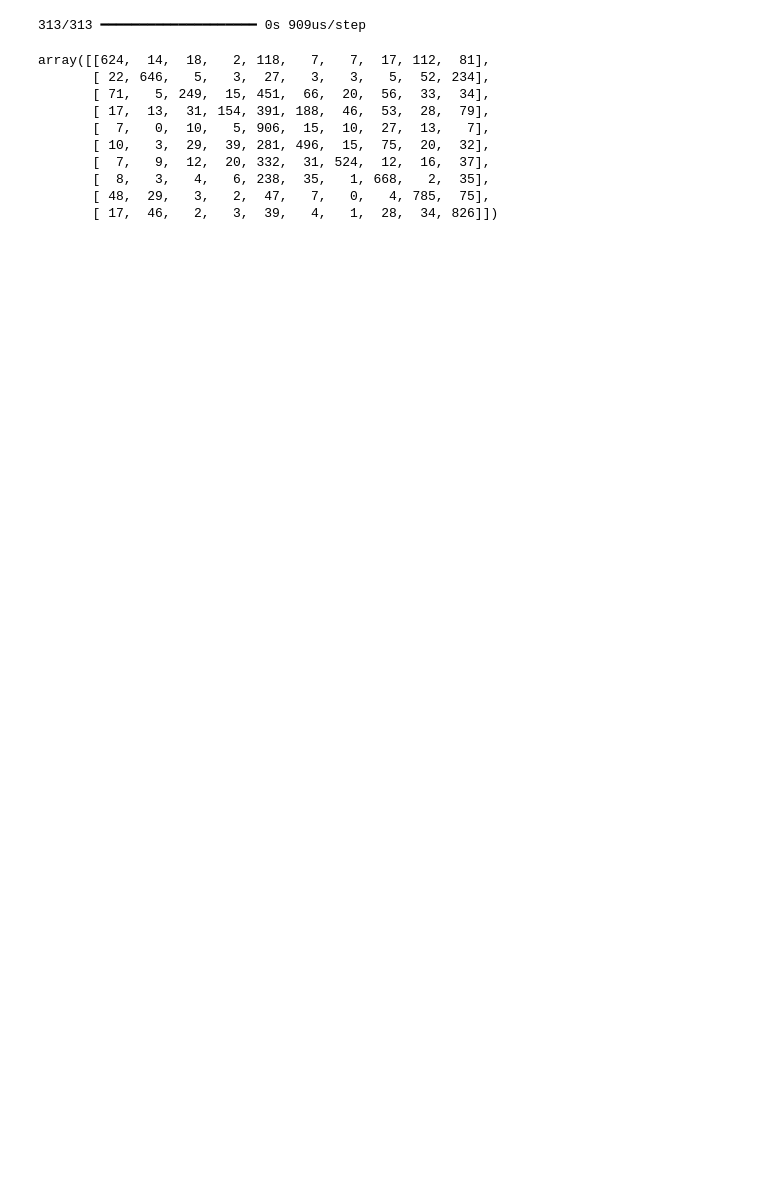
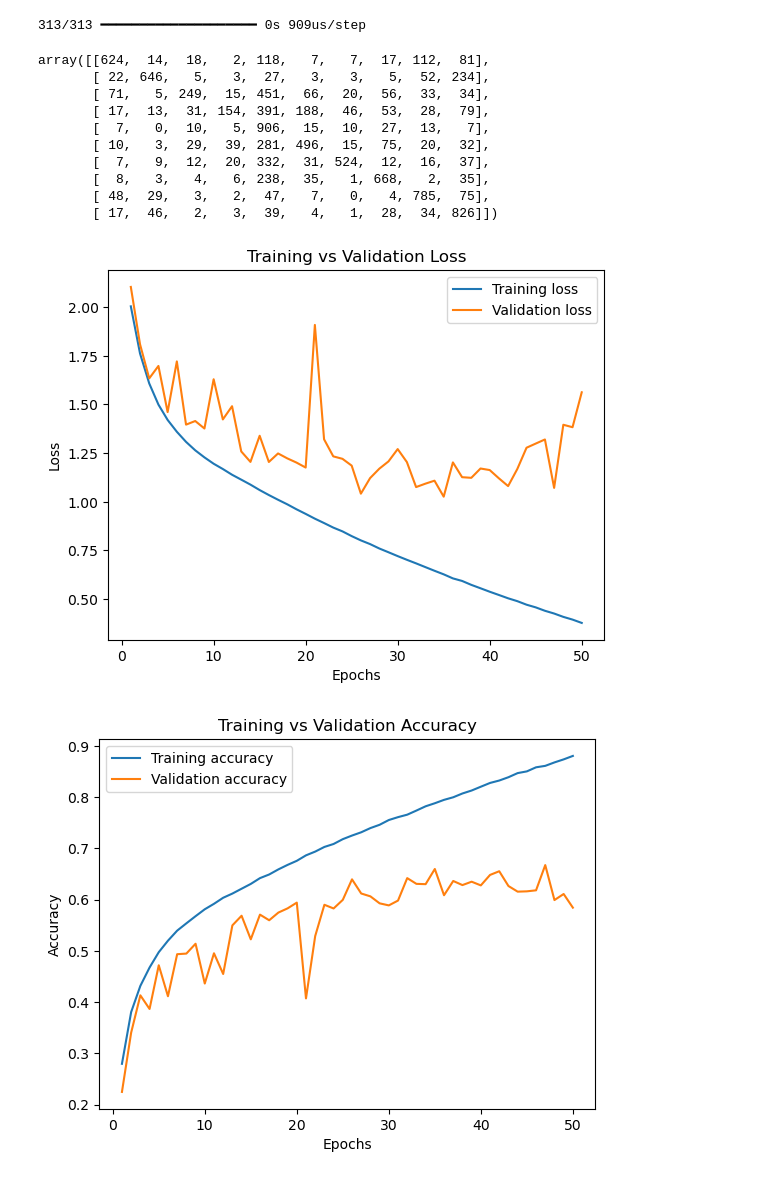
Before and after one commit to marcosfsousa/project-ironhack-image-learning-classification-cnn, a Jupyter notebook: main.ipynb, the cells around one changed output. Drawn from its saved outputs; the diff is of its cells as text; code cells hidden in the pictures; blank space fills up the shorter version.

```diff
--- a/main.ipynb
+++ b/main.ipynb
@@ -73,3 +78,35 @@ array([[624,  14,  18,   2, 118,   7,   7,  17, 112,  81],
        [  8,   3,   4,   6, 238,  35,   1, 668,   2,  35],
        [ 48,  29,   3,   2,  47,   7,   0,   4, 785,  75],
        [ 17,  46,   2,   3,  39,   4,   1,  28,  34, 826]])
+# %%
+# Plot Training Data
+val_loss = history.history['val_loss']
+loss = history.history['loss']
+
+# Cleaner and more explicit than hardcoding a range - becomes useful when EarlyStopping comes into play
+epoch_axis = range(1, len(history.history["loss"]) + 1)
+
+plt.figure()
+plt.plot(epoch_axis, loss, label="Training loss")
+plt.plot(epoch_axis, val_loss, label="Validation loss")
+plt.xlabel("Epochs")
+plt.ylabel("Loss")
+plt.legend()
+plt.title("Training vs Validation Loss")
+plt.show()
+
+# storing accuracy metrics
+accuracy = history.history['accuracy']
+val_accuracy = history.history['val_accuracy']
+
+plt.figure()
+plt.plot(epoch_axis, accuracy, label="Training accuracy")
+plt.plot(epoch_axis, val_accuracy, label="Validation accuracy")
+plt.xlabel("Epochs")
+plt.ylabel("Accuracy")
+plt.legend()
+plt.title("Training vs Validation Accuracy")
+plt.show()
+# %% [output]
+[figure, added]
+[figure, added]
```
Also changed, not shown: parts of 4 cells of this notebook.
